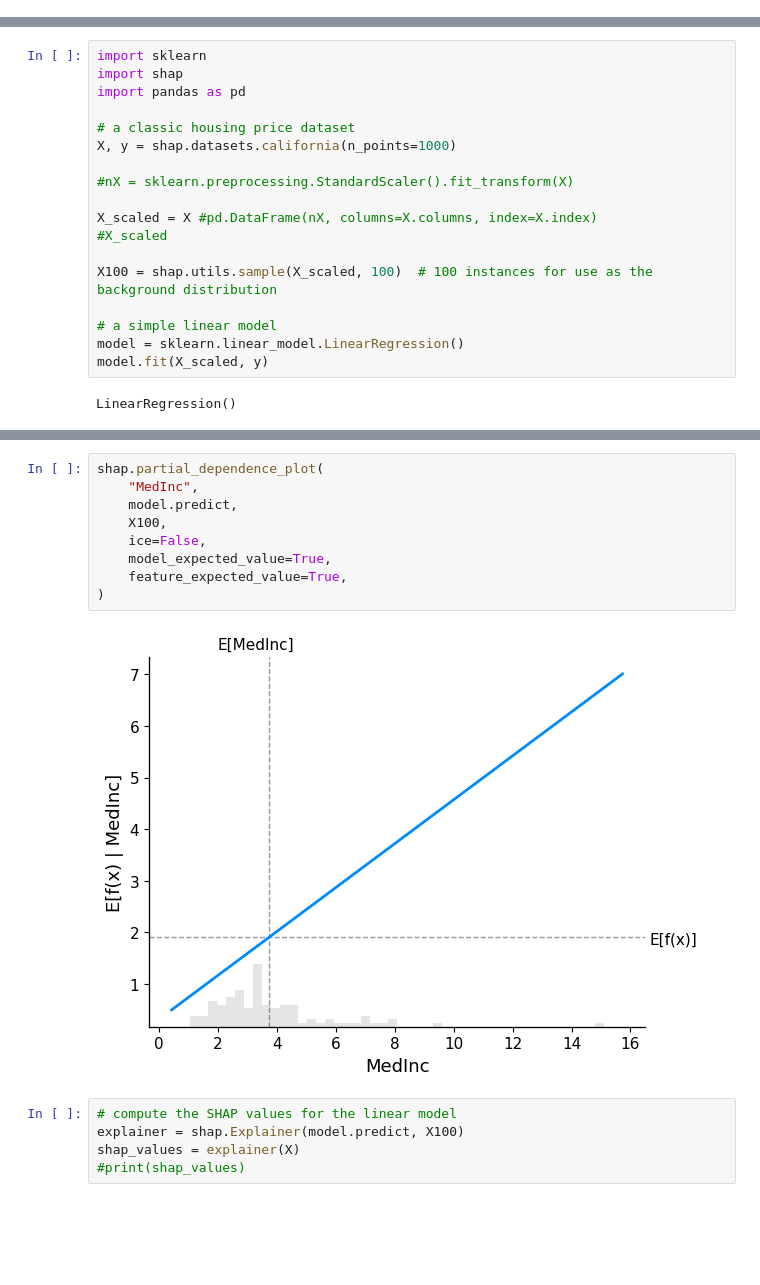
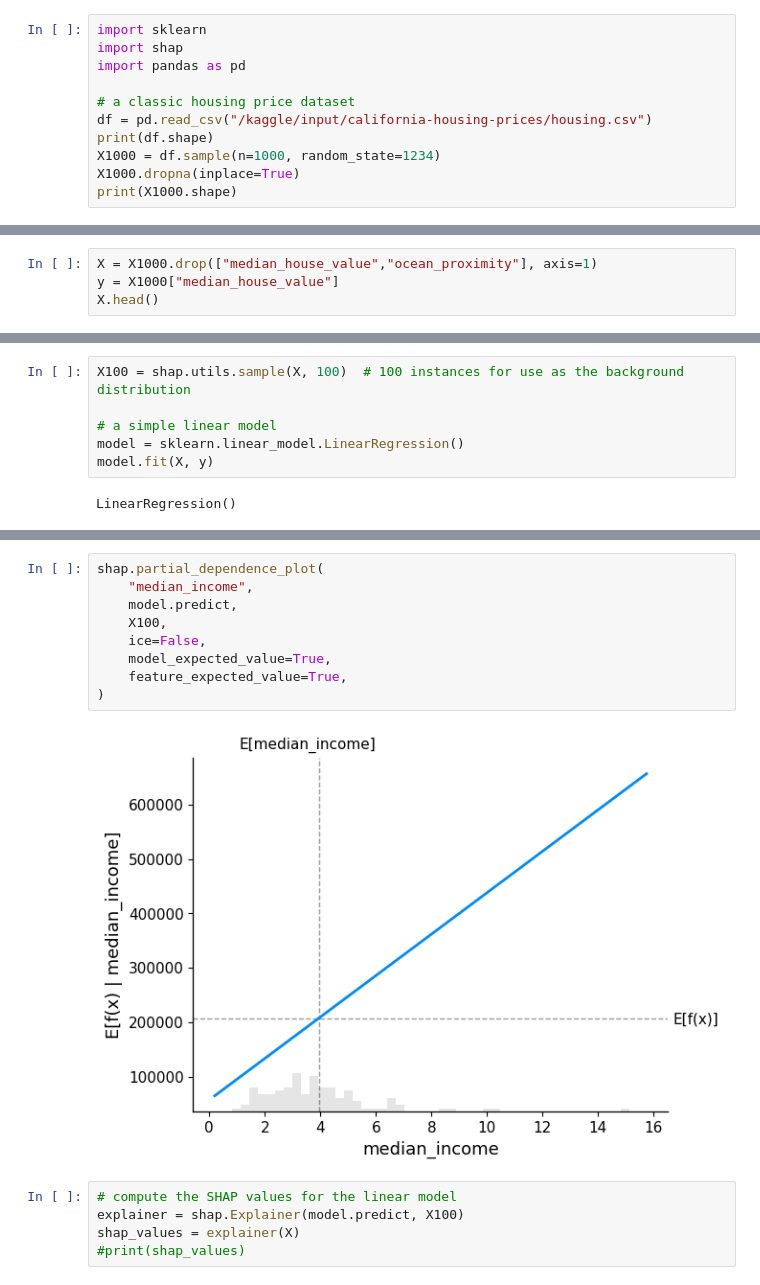
Before and after one commit to ekaratnida/Applied-machine-learning, a Jupyter notebook: Week15/SHAP_tutorial.ipynb, the cells around one changed output, grey strips where cells are left out. Cells and saved outputs as stored; diff of their text form; blank space fills up the shorter version.

```diff
--- a/Week15/SHAP_tutorial.ipynb
+++ b/Week15/SHAP_tutorial.ipynb
@@ -2,0 +157,11 @@
+# %%
+import sklearn
+import shap
+import pandas as pd
+
+# a classic housing price dataset
+df = pd.read_csv("/kaggle/input/california-housing-prices/housing.csv")
+print(df.shape)
+X1000 = df.sample(n=1000, random_state=1234)
+X1000.dropna(inplace=True)
+print(X1000.shape)
@@ -2,0 +171,4 @@
+# %%
+X = X1000.drop(["median_house_value","ocean_proximity"], axis=1)
+y = X1000["median_house_value"]
+X.head()
@@ -3,21 +199,9 @@
 # %%
-import sklearn
-import shap
-import pandas as pd
-
-# a classic housing price dataset
-X, y = shap.datasets.california(n_points=1000)
-
-#nX = sklearn.preprocessing.StandardScaler().fit_transform(X)
-
-X_scaled = X #pd.DataFrame(nX, columns=X.columns, index=X.index)
-#X_scaled
-
-X100 = shap.utils.sample(X_scaled, 100)  # 100 instances for use as the background distribution
+X100 = shap.utils.sample(X, 100)  # 100 instances for use as the background distribution
 
 # a simple linear model
 model = sklearn.linear_model.LinearRegression()
-model.fit(X_scaled, y)
+model.fit(X, y)
 # %% [output]
 LinearRegression()
 # %%
@@ -38,14 +222,14 @@ Longitude = -0.46272
 # %%
 shap.partial_dependence_plot(
-    "MedInc",
+    "median_income",
     model.predict,
     X100,
     ice=False,
     model_expected_value=True,
     feature_expected_value=True,
 )
 # %% [output]
-[figure, old version]
+[figure, new version]
 # %%
 # compute the SHAP values for the linear model
 explainer = shap.Explainer(model.predict, X100)
```
Also changed, not shown: parts of 38 cells of this notebook.
